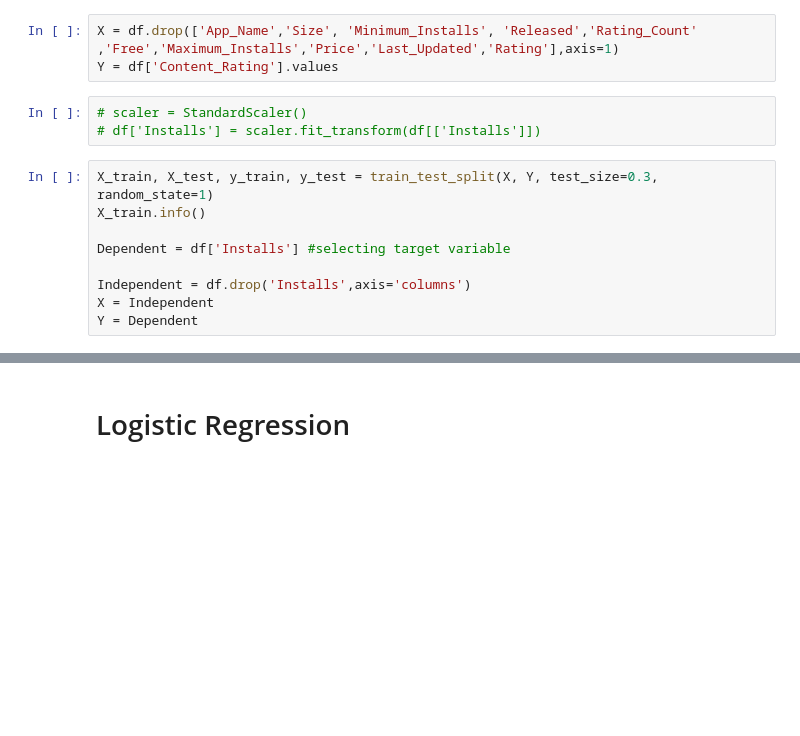
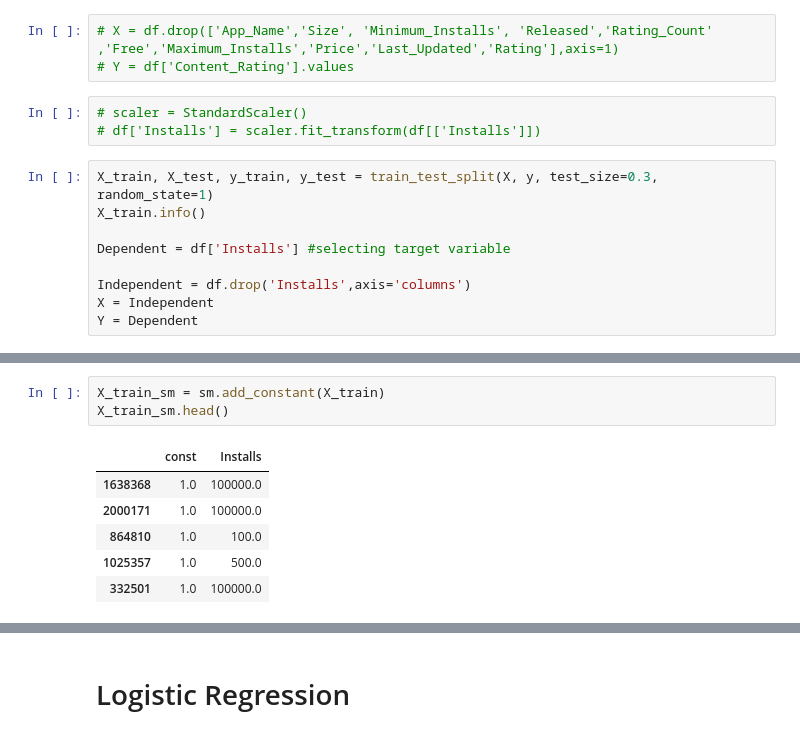
Before and after one commit to emojiworld777/google-playstore, a Jupyter notebook: edasatvik-checkpoint.ipynb, the cells around one changed output, grey strips where cells are left out. Saved outputs shown, nothing was run; the diff lists cells and outputs as text; blank space fills up the shorter version.

```diff
--- a/edasatvik-checkpoint.ipynb
+++ b/edasatvik-checkpoint.ipynb
@@ -848,13 +868,13 @@ installs
 # %% [output]
 16159810.159186734
 # %%
-X = df.drop(['App_Name','Size', 'Minimum_Installs', 'Released','Rating_Count' ,'Free','Maximum_Installs','Price','Last_Updated','Rating'],axis=1)
-Y = df['Content_Rating'].values
+# X = df.drop(['App_Name','Size', 'Minimum_Installs', 'Released','Rating_Count' ,'Free','Maximum_Installs','Price','Last_Updated','Rating'],axis=1)
+# Y = df['Content_Rating'].values
 # %%
 # scaler = StandardScaler()
 # df['Installs'] = scaler.fit_transform(df[['Installs']])
 # %%
-X_train, X_test, y_train, y_test = train_test_split(X, Y, test_size=0.3, random_state=1)
+X_train, X_test, y_train, y_test = train_test_split(X, y, test_size=0.3, random_state=1)
 X_train.info()
 
 Dependent = df['Installs'] #selecting target variable
@@ -905,0 +909,10 @@ plt.title("Correlation Matrix", fontsize = '17');
+# %%
+X_train_sm = sm.add_constant(X_train)
+X_train_sm.head()
+# %% [output]
+|  | const | Installs |
+| 1638368 | 1.0 | 100000.0 |
+| 2000171 | 1.0 | 100000.0 |
+| 864810 | 1.0 | 100.0 |
+| 1025357 | 1.0 | 500.0 |
+| 332501 | 1.0 | 100000.0 |
```
Also changed, not shown: parts of 16 cells of this notebook.
